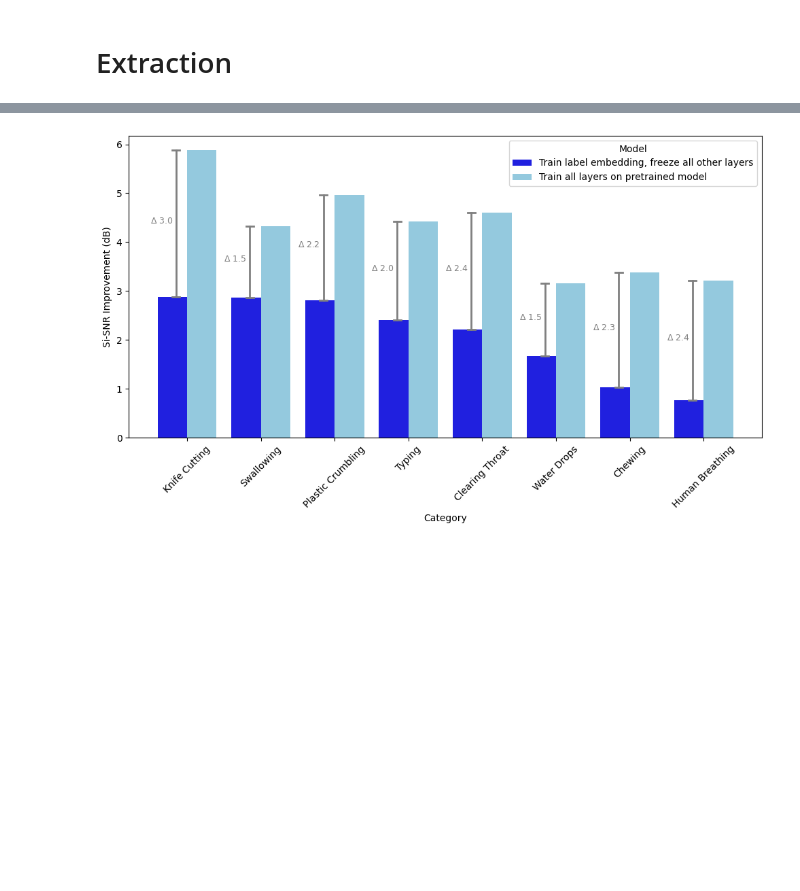
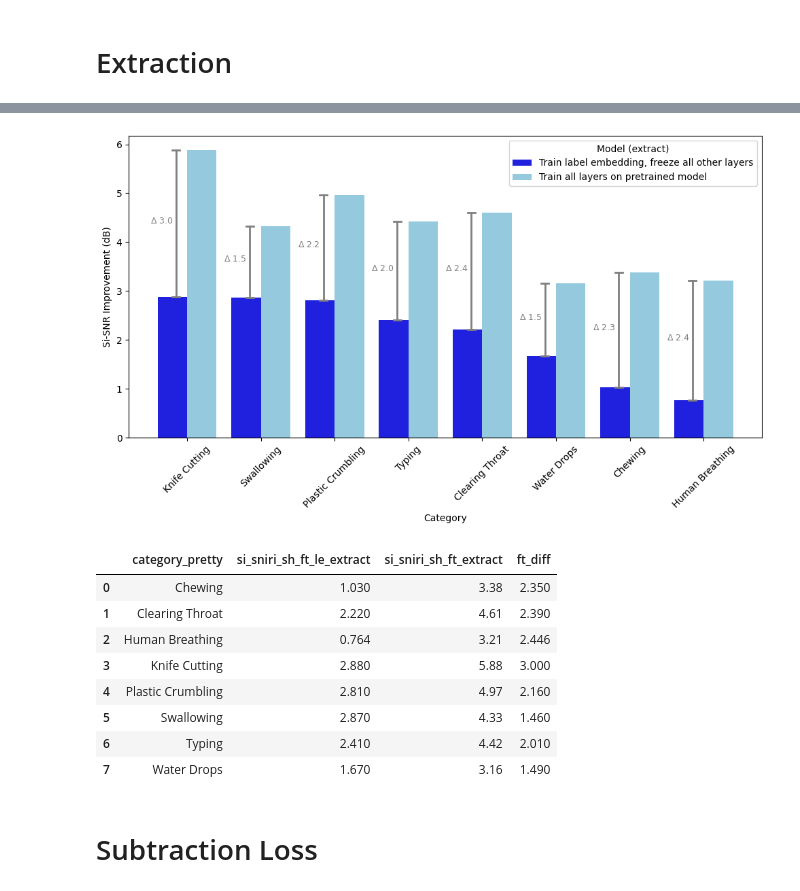
Before and after one commit to LukasFT/misophonia, a Jupyter notebook: notebooks/analysis/plot_per_category.ipynb, the cells around one changed output, grey strips where cells are left out. Drawn from its saved outputs; the diff is of its cells as text; code cells hidden in the pictures; blank space fills up the shorter version.

```diff
--- a/notebooks/analysis/plot_per_category.ipynb
+++ b/notebooks/analysis/plot_per_category.ipynb
@@ -234,12 +354,13 @@ si_sniri_sh_ft_le_extract = {
 
 extract_data = pd.DataFrame(
     {
-        "category": list(sorted(source_sound_dist.keys())),
-        "category_pretty": [category_pretty[k] for k in sorted(source_sound_dist.keys())],
-        "count": [source_sound_dist[k] for k in sorted(source_sound_dist.keys())],
-        "si_sniri_sh_base_extract": [si_sniri_sh_base_extract[k] for k in sorted(source_sound_dist.keys())],
-        "si_sniri_sh_ft_extract": [si_sniri_sh_ft_extract[k] for k in sorted(source_sound_dist.keys())],
-        "si_sniri_sh_ft_le_extract": [si_sniri_sh_ft_le_extract[k] for k in sorted(source_sound_dist.keys())],
+        "category": list(sorted(category_pretty.keys())),
+        "category_pretty": [category_pretty[k] for k in sorted(category_pretty.keys())],
+        "count": [source_sound_dist_train[k] for k in sorted(category_pretty.keys())],
+        "count_all": [source_sound_dist_all[k] for k in sorted(category_pretty.keys())],
+        "si_sniri_sh_base_extract": [si_sniri_sh_base_extract[k] for k in sorted(category_pretty.keys())],
+        "si_sniri_sh_ft_extract": [si_sniri_sh_ft_extract[k] for k in sorted(category_pretty.keys())],
+        "si_sniri_sh_ft_le_extract": [si_sniri_sh_ft_le_extract[k] for k in sorted(category_pretty.keys())],
     }
 )
 
@@ -283,32 +404,43 @@ ax = sns.barplot(
     order=order,
 )
 
 # Add vertical line showing the difference between the two models
 for i, cat in enumerate(order):
     diff = extract_data[extract_data["category_pretty"] == cat]["ft_diff"].values[0]
     le_val = extract_data[extract_data["category_pretty"] == cat]["si_sniri_sh_ft_le_extract"].values[0]
     ax.plot([i - 0.15, i - 0.15], [le_val, le_val + diff], color="grey", linewidth=2)
     # Add small horizontal caps at both ends
     ax.plot([i - 0.2, i - 0.1], [le_val, le_val], color="grey", linewidth=2)
     ax.plot([i - 0.2, i - 0.1], [le_val + diff, le_val + diff], color="grey", linewidth=2)
     # Add text showing the difference
     ax.text(i - 0.5, le_val + diff / 2, f"$\Delta~{diff:.1f}$", fontsize=9, va="baseline", color="grey")
 
 plt.xlabel("Category")
 plt.ylabel("Si-SNR Improvement (dB)")
 handles, labels = ax.get_legend_handles_labels()
 ax.legend(
     handles=handles,
     labels=[
         "Train label embedding, freeze all other layers",
         "Train all layers on pretrained model",
         # "Dual",
     ],
-    title="Model",
+    title="Model (extract)",
 )
 plt.xticks(rotation=45)
 plt.tight_layout()
 plt.savefig(get_data_dir() / "report_figs" / "si_sniri_per_category_extract_le.pdf")
 plt.show()
+
+display(extract_data[["category_pretty", "si_sniri_sh_ft_le_extract", "si_sniri_sh_ft_extract", "ft_diff"]])
 # %% [output]
-[figure, old version]
+[figure, new version]
+|  | category_pretty | si_sniri_sh_ft_le_extract | si_sniri_sh_ft_extract | ft_diff |
+| 0 | Chewing | 1.030 | 3.38 | 2.350 |
+| 1 | Clearing Throat | 2.220 | 4.61 | 2.390 |
+| 2 | Human Breathing | 0.764 | 3.21 | 2.446 |
+| 3 | Knife Cutting | 2.880 | 5.88 | 3.000 |
+| 4 | Plastic Crumbling | 2.810 | 4.97 | 2.160 |
+| 5 | Swallowing | 2.870 | 4.33 | 1.460 |
+| 6 | Typing | 2.410 | 4.42 | 2.010 |
+| 7 | Water Drops | 1.670 | 3.16 | 1.490 |
@@ -390,0 +447,2 @@ plt.show()
+# %% [markdown]
+# Subtraction Loss
```
Also changed, not shown: parts of 14 cells of this notebook, 2 other files.
